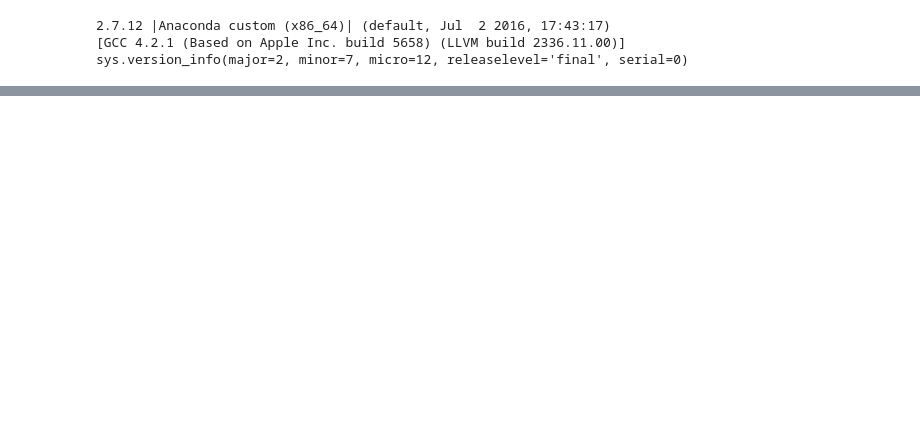
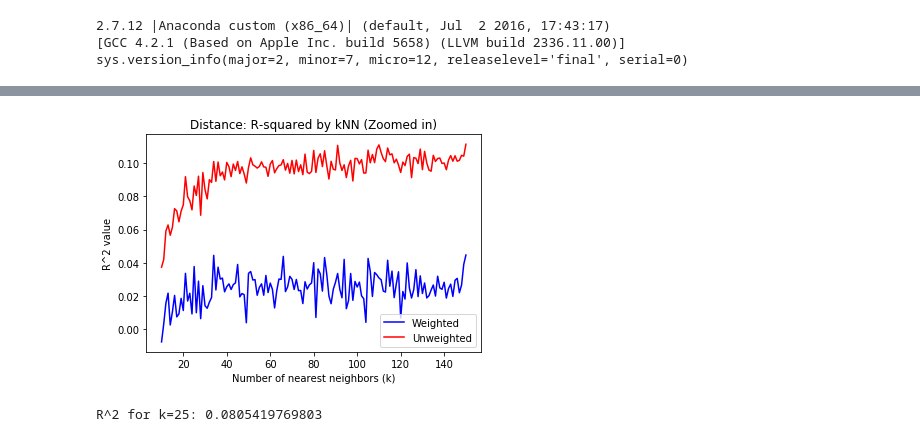
Before and after one commit to dalpert/RoboCoach, a Jupyter notebook: CS108 kNN.ipynb, the cells around one changed output, grey strips where cells are left out. Saved outputs shown, nothing was run; the diff lists cells and outputs as text; code cells hidden in the pictures; blank space fills up the shorter version.

```diff
--- a/CS108 kNN.ipynb
+++ b/CS108 kNN.ipynb
@@ -157,0 +93,16 @@ NameError: name 'plt' is not defined
+# %%
+# Zoomed in plot
+plt.plot(range(10,151), avg_rsq_weight[9:], c='b')
+plt.plot(range(10,151), avg_rsq_unweight[9:], c='r')
+plt.title('Distance: R-squared by kNN (Zoomed in)')
+plt.xlabel('Number of nearest neighbors (k)')
+plt.ylabel('R^2 value')
+plt.legend(['Weighted', 'Unweighted'])
+plt.show()
+# %% [output]
+[figure, added]
+# %%
+# Best k: 25
+print 'R^2 for k=25:', str(avg_rsq_unweight[25])
+# %% [output]
+R^2 for k=25: 0.0805419769803
```
Also changed, not shown: parts of 51 cells of this notebook.
